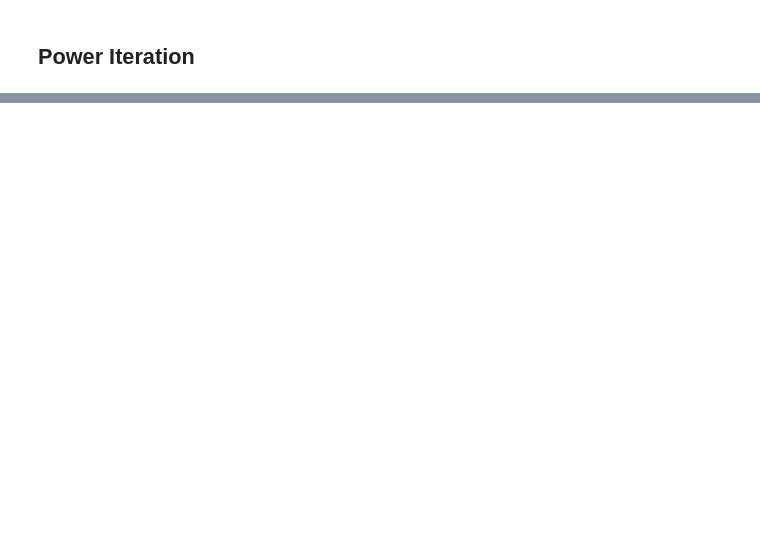
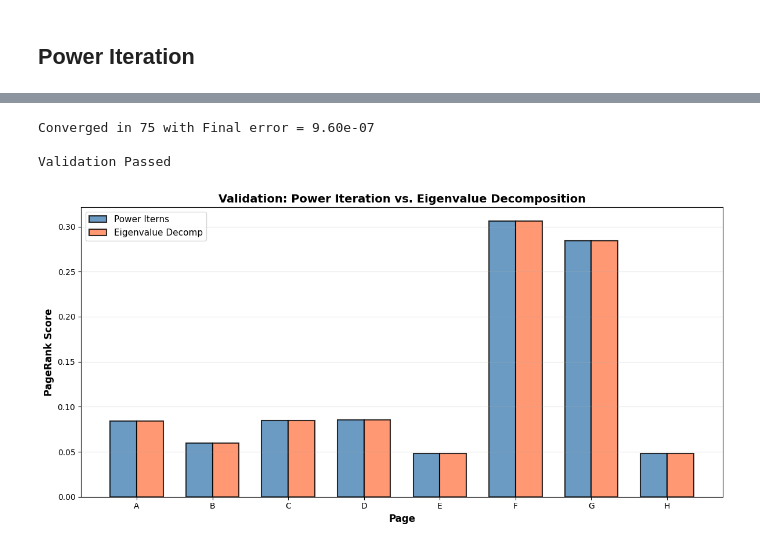
Before and after one commit to vladimir153240/PageRank_Algorithm, a Jupyter notebook: Web-Modelling/Web Modelling and Matrix Definition.ipynb, the cells around one changed output, grey strips where cells are left out. Drawn from its saved outputs; the diff is of its cells as text; code cells hidden in the pictures; blank space fills up the shorter version.

```diff
--- a/Web-Modelling/Web Modelling and Matrix Definition.ipynb
+++ b/Web-Modelling/Web Modelling and Matrix Definition.ipynb
@@ -283,2 +567,47 @@ def build_transition_matrix (adjacent_matrix):
+# %%
+# Get Power Iteration result - Full Network
+r_web_pi, history_web_pi = pagerank_power_iteration(m_prime_web, epsilon=1e-6)
+
+#Validate with eigenvectors
+r_web_eig, error_test = find_and_validate(m_prime_web, r_web_pi)
+# %% [output]
+Converged in 75 with Final error = 9.60e-07
+
+Validation Passed
+# %%
+def plot_validation_comparison(r_power, r_eig, labels):
+    plt.figure(figsize=(12, 6))
+
+    x = np.arange(len(labels)) # Bar positions
+    width = 0.35
+
+    bars1 = plt.bar(x - width/2, r_power, width, label='Power Iterns',
+                    color='steelblue', edgecolor='black', linewidth=1.5, alpha=0.8)
+    bars2 = plt.bar(x + width/2, r_eig, width, label='Eigenvalue Decomp',
+                    color='coral', edgecolor='black', linewidth=1.5, alpha=0.8)
+
+    # Formatting
+    plt.xlabel('Page', fontsize=12, fontweight='bold')
+    plt.ylabel('PageRank Score', fontsize=12, fontweight='bold')
+    plt.title('Validation: Power Iteration vs. Eigenvalue Decomposition',
+              fontsize=14, fontweight='bold')
+    plt.xticks(x, labels)
+    plt.legend(fontsize=11,loc='')
+    plt.grid(axis='y', alpha=0.3)
+
+    # highlight difference
+    for i, (p, e) in enumerate(zip(r_power, r_eig)):
+        diff = abs(p - e)
+        if diff > 1e-5:  # Only annotate if difference is visible
+            plt.text(i, max(p, e) + 0.01, f'Δ={diff:.2e}',
+                    ha='center', fontsize=8, color='red')
+
+    plt.tight_layout()
+    plt.show()
+# %%
+# Create comparison plot
+plot_validation_comparison(r_web_pi, r_web_eig, page_labels)
+# %% [output]
+[figure, added]
 # %% [markdown]
 ## Edge Case and Damping
```
Also changed, not shown: parts of 41 cells of this notebook.
